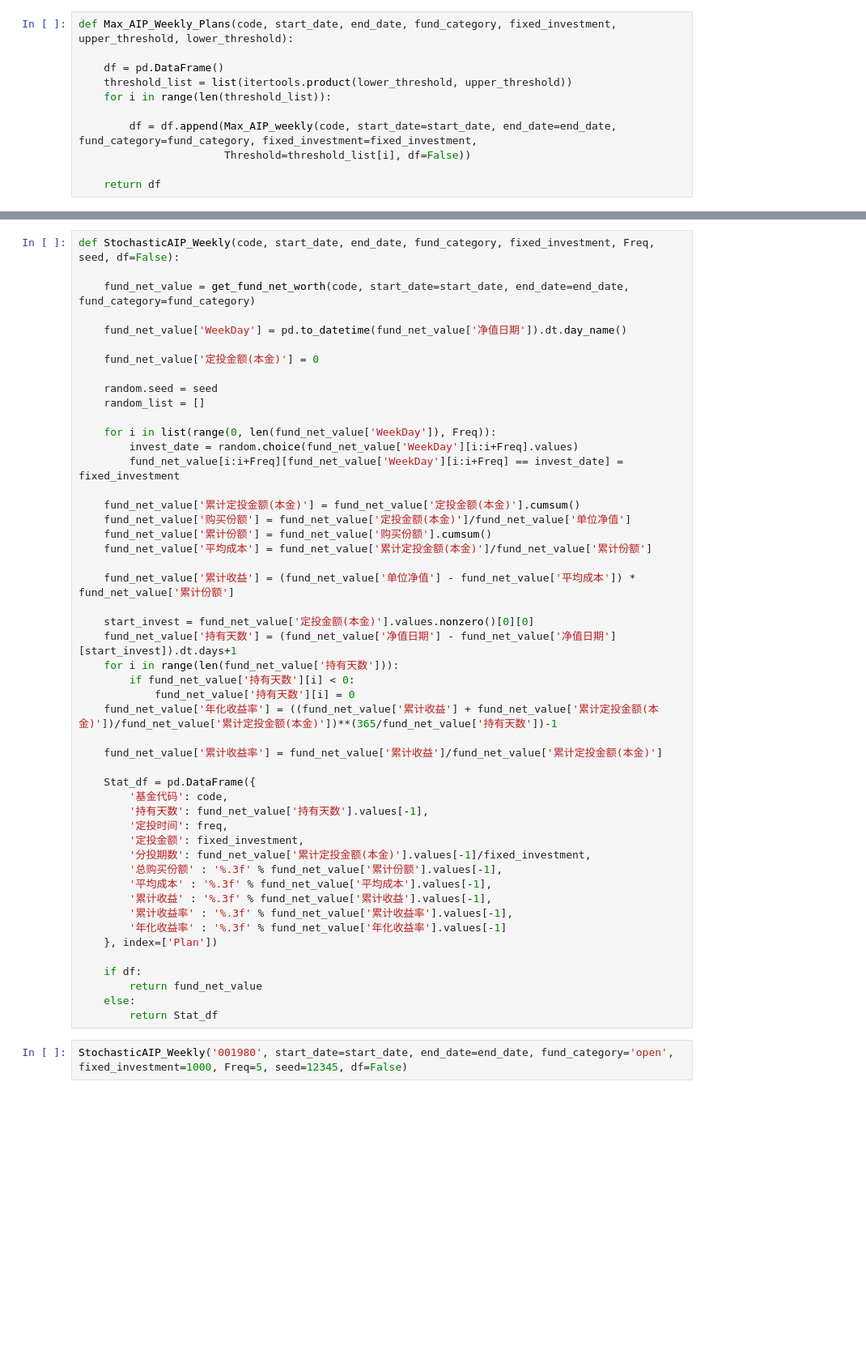
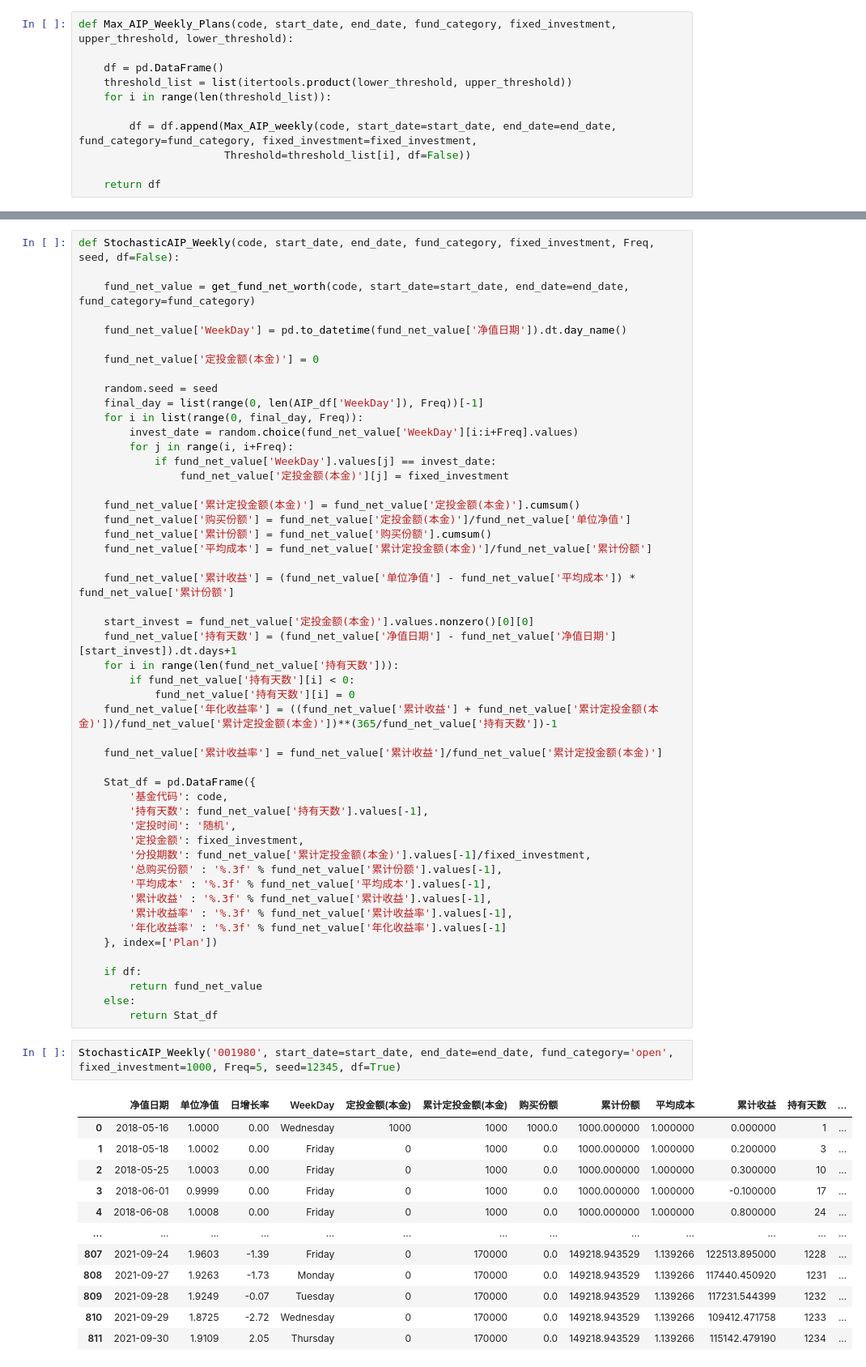
Before and after one commit to Seaaann/MyQuantReserch, a Jupyter notebook: Funds/定投回测.ipynb, the cells around one changed output, grey strips where cells are left out. Shown at 81% size. Drawn from its saved outputs; the diff is of its cells as text; blank space fills up the shorter version.

```diff
--- a/Funds/定投回测.ipynb
+++ b/Funds/定投回测.ipynb
@@ -255,11 +215,12 @@ def StochasticAIP_Weekly(code, start_date, end_date, fund_category, fixed_invest
     fund_net_value['定投金额(本金)'] = 0
 
     random.seed = seed
-    random_list = []
-
-    for i in list(range(0, len(fund_net_value['WeekDay']), Freq)):
+    final_day = list(range(0, len(AIP_df['WeekDay']), Freq))[-1]
+    for i in list(range(0, final_day, Freq)):
         invest_date = random.choice(fund_net_value['WeekDay'][i:i+Freq].values)
-        fund_net_value[i:i+Freq][fund_net_value['WeekDay'][i:i+Freq] == invest_date] = fixed_investment
+        for j in range(i, i+Freq):
+            if fund_net_value['WeekDay'].values[j] == invest_date:
+                fund_net_value['定投金额(本金)'][j] = fixed_investment
 
     fund_net_value['累计定投金额(本金)'] = fund_net_value['定投金额(本金)'].cumsum()
     fund_net_value['购买份额'] = fund_net_value['定投金额(本金)']/fund_net_value['单位净值']
@@ -280,7 +241,7 @@ def StochasticAIP_Weekly(code, start_date, end_date, fund_category, fixed_invest
     Stat_df = pd.DataFrame({
         '基金代码': code,
         '持有天数': fund_net_value['持有天数'].values[-1],
-        '定投时间': freq,
+        '定投时间': '随机',
         '定投金额': fixed_investment,
         '分投期数': fund_net_value['累计定投金额(本金)'].values[-1]/fixed_investment,
         '总购买份额' : '%.3f' % fund_net_value['累计份额'].values[-1],
@@ -295,5 +256,17 @@ def StochasticAIP_Weekly(code, start_date, end_date, fund_category, fixed_invest
     else:
         return Stat_df
 # %%
-StochasticAIP_Weekly('001980', start_date=start_date, end_date=end_date, fund_category='open', fixed_investment=1000, Freq=5, seed=12345, df=False)
+StochasticAIP_Weekly('001980', start_date=start_date, end_date=end_date, fund_category='open', fixed_investment=1000, Freq=5, seed=12345, df=True)
 # %% [output]
+|  | 净值日期 | 单位净值 | 日增长率 | WeekDay | 定投金额(本金) | 累计定投金额(本金) | 购买份额 | 累计份额 | 平均成本 | 累计收益 | 持有天数 | ... |
+| 0 | 2018-05-16 | 1.0000 | 0.00 | Wednesday | 1000 | 1000 | 1000.0 | 1000.000000 | 1.000000 | 0.000000 | 1 | ... |
+| 1 | 2018-05-18 | 1.0002 | 0.00 | Friday | 0 | 1000 | 0.0 | 1000.000000 | 1.000000 | 0.200000 | 3 | ... |
+| 2 | 2018-05-25 | 1.0003 | 0.00 | Friday | 0 | 1000 | 0.0 | 1000.000000 | 1.000000 | 0.300000 | 10 | ... |
+| 3 | 2018-06-01 | 0.9999 | 0.00 | Friday | 0 | 1000 | 0.0 | 1000.000000 | 1.000000 | -0.100000 | 17 | ... |
+| 4 | 2018-06-08 | 1.0008 | 0.00 | Friday | 0 | 1000 | 0.0 | 1000.000000 | 1.000000 | 0.800000 | 24 | ... |
+| ... | ... | ... | ... | ... | ... | ... | ... | ... | ... | ... | ... | ... |
+| 807 | 2021-09-24 | 1.9603 | -1.39 | Friday | 0 | 170000 | 0.0 | 149218.943529 | 1.139266 | 122513.895000 | 1228 | ... |
+| 808 | 2021-09-27 | 1.9263 | -1.73 | Monday | 0 | 170000 | 0.0 | 149218.943529 | 1.139266 | 117440.450920 | 1231 | ... |
+| 809 | 2021-09-28 | 1.9249 | -0.07 | Tuesday | 0 | 170000 | 0.0 | 149218.943529 | 1.139266 | 117231.544399 | 1232 | ... |
+| 810 | 2021-09-29 | 1.8725 | -2.72 | Wednesday | 0 | 170000 | 0.0 | 149218.943529 | 1.139266 | 109412.471758 | 1233 | ... |
+| 811 | 2021-09-30 | 1.9109 | 2.05 | Thursday | 0 | 170000 | 0.0 | 149218.943529 | 1.139266 | 115142.479190 | 1234 | ... |
```
Also changed, not shown: parts of 9 cells of this notebook, 1 other file.
